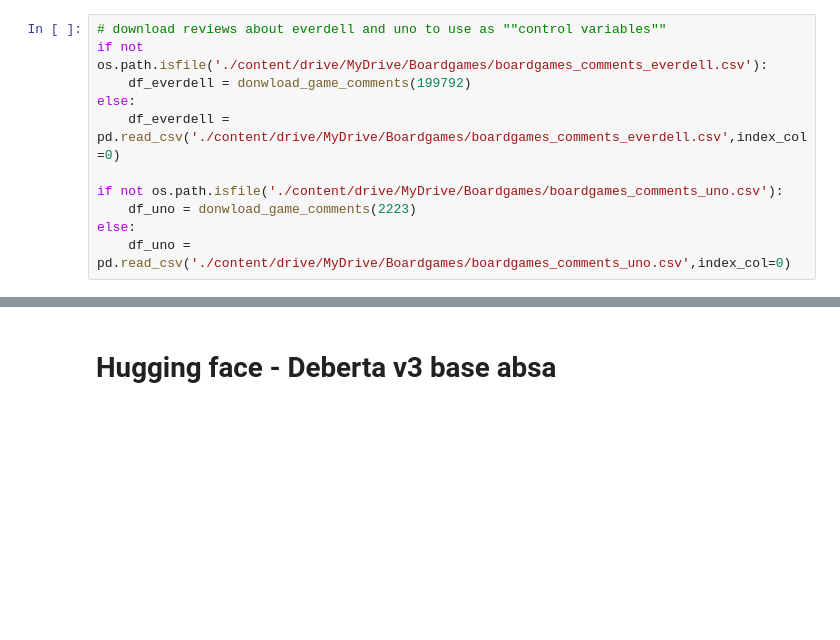
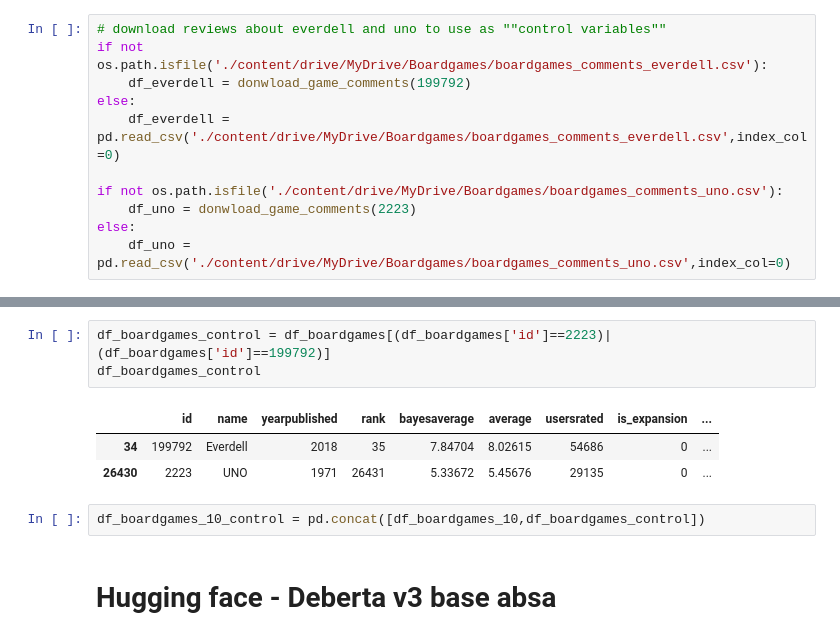
Before and after one commit to fratorgano/boardgame-sentiment-analysis, a Jupyter notebook: Boardgames.ipynb, the cells around one changed output, grey strips where cells are left out. Saved outputs shown, nothing was run; the diff lists cells and outputs as text; blank space fills up the shorter version.

```diff
--- a/Boardgames.ipynb
+++ b/Boardgames.ipynb
@@ -167,3 +154,12 @@ df_uno_cleaned = clean_comments(df_uno)
+# %%
+df_boardgames_control = df_boardgames[(df_boardgames['id']==2223)|(df_boardgames['id']==199792)]
+df_boardgames_control
+# %% [output]
+|  | id | name | yearpublished | rank | bayesaverage | average | usersrated | is_expansion | ... |
+| 34 | 199792 | Everdell | 2018 | 35 | 7.84704 | 8.02615 | 54686 | 0 | ... |
+| 26430 | 2223 | UNO | 1971 | 26431 | 5.33672 | 5.45676 | 29135 | 0 | ... |
+# %%
+df_boardgames_10_control = pd.concat([df_boardgames_10,df_boardgames_control])
 # %% [markdown]
 # Hugging face - Deberta v3 base absa
 # %%
```
Also changed, not shown: parts of 66 cells of this notebook, 1 other file.
